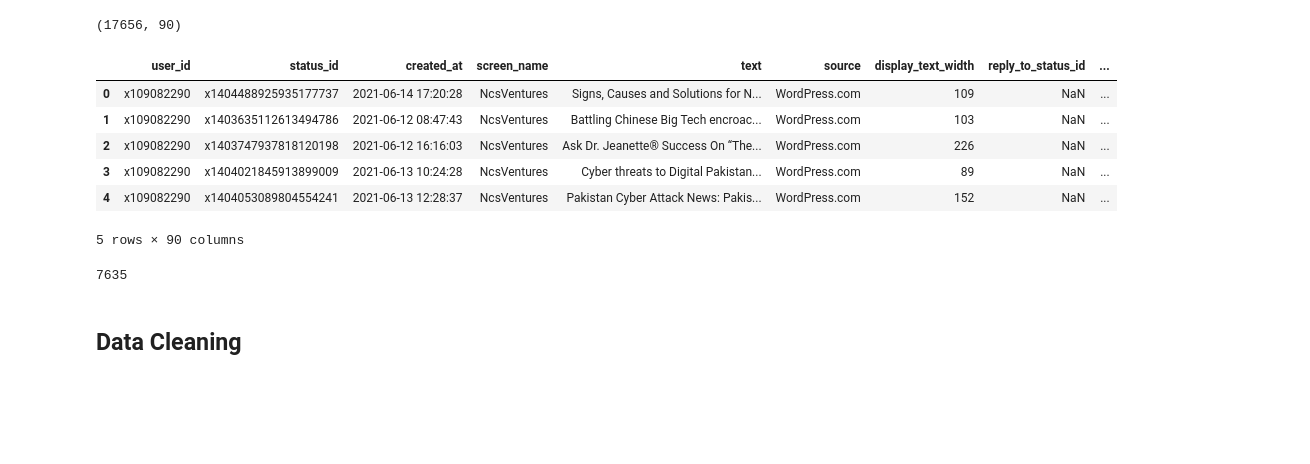
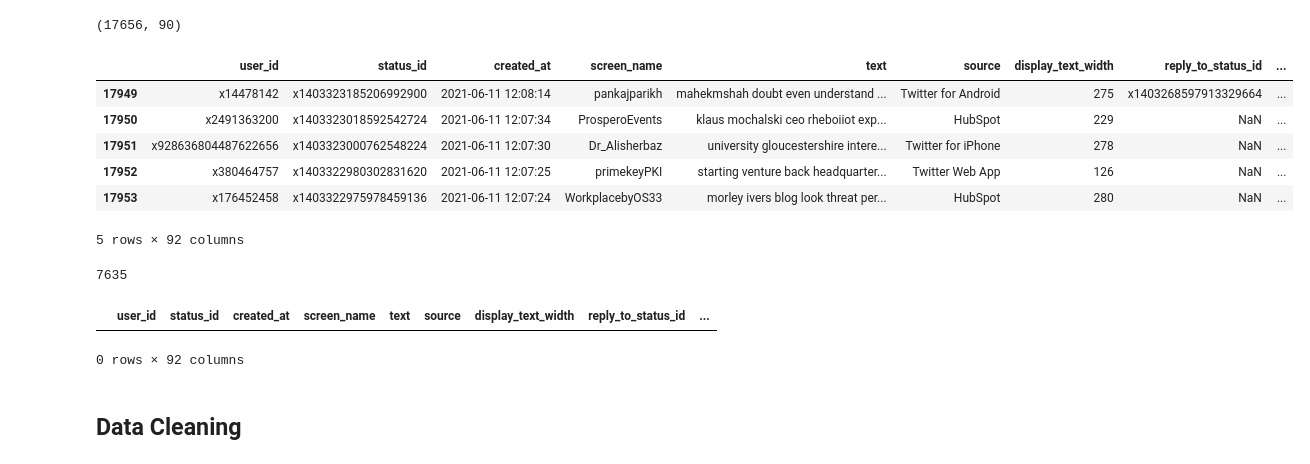
Before and after one commit to sofiapiedrahita/CyberCollective, a Jupyter notebook: Cyber Security Tweets Preprocessing - elyse.ipynb, the cells around one changed output. Drawn from its saved outputs; the diff is of its cells as text; code cells hidden in the pictures; blank space fills up the shorter version.

```diff
--- a/Cyber Security Tweets Preprocessing - elyse.ipynb
+++ b/Cyber Security Tweets Preprocessing - elyse.ipynb
@@ -121,19 +121,24 @@ data.shape
 # %% [output]
 (17656, 90)
 # %%
-data.head()
+data.tail()
 # %% [output]
 |  | user_id | status_id | created_at | screen_name | text | source | display_text_width | reply_to_status_id | ... |
-| 0 | x109082290 | x1404488925935177737 | 2021-06-14 17:20:28 | NcsVentures | Signs, Causes and Solutions for N... | WordPress.com | 109 | NaN | ... |
-| 1 | x109082290 | x1403635112613494786 | 2021-06-12 08:47:43 | NcsVentures | Battling Chinese Big Tech encroac... | WordPress.com | 103 | NaN | ... |
-| 2 | x109082290 | x1403747937818120198 | 2021-06-12 16:16:03 | NcsVentures | Ask Dr. Jeanette® Success On “The... | WordPress.com | 226 | NaN | ... |
-| 3 | x109082290 | x1404021845913899009 | 2021-06-13 10:24:28 | NcsVentures | Cyber threats to Digital Pakistan... | WordPress.com | 89 | NaN | ... |
-| 4 | x109082290 | x1404053089804554241 | 2021-06-13 12:28:37 | NcsVentures | Pakistan Cyber Attack News: Pakis... | WordPress.com | 152 | NaN | ... |
+| 17949 | x14478142 | x1403323185206992900 | 2021-06-11 12:08:14 | pankajparikh | mahekmshah doubt even understand ... | Twitter for Android | 275 | x1403268597913329664 | ... |
+| 17950 | x2491363200 | x1403323018592542724 | 2021-06-11 12:07:34 | ProsperoEvents | klaus mochalski ceo rheboiiot exp... | HubSpot | 229 | NaN | ... |
+| 17951 | x928636804487622656 | x1403323000762548224 | 2021-06-11 12:07:30 | Dr_Alisherbaz | university gloucestershire intere... | Twitter for iPhone | 278 | NaN | ... |
+| 17952 | x380464757 | x1403322980302831620 | 2021-06-11 12:07:25 | primekeyPKI | starting venture back headquarter... | Twitter Web App | 126 | NaN | ... |
+| 17953 | x176452458 | x1403322975978459136 | 2021-06-11 12:07:24 | WorkplacebyOS33 | morley ivers blog look threat per... | HubSpot | 280 | NaN | ... |
-5 rows × 90 columns
+5 rows × 92 columns
 # %%
 len(data.user_id.unique()) # number of unique individuals
 # %% [output]
 7635
+# %%
+data[data.user_id == 'Marky_Sparky_Twerpy_action']
+# %% [output]
+|  | user_id | status_id | created_at | screen_name | text | source | display_text_width | reply_to_status_id | ... |
+0 rows × 92 columns
 # %% [markdown]
 ## Data Cleaning
 # %% [markdown]
```
Also changed, not shown: parts of 10 cells of this notebook, 1 other file.
